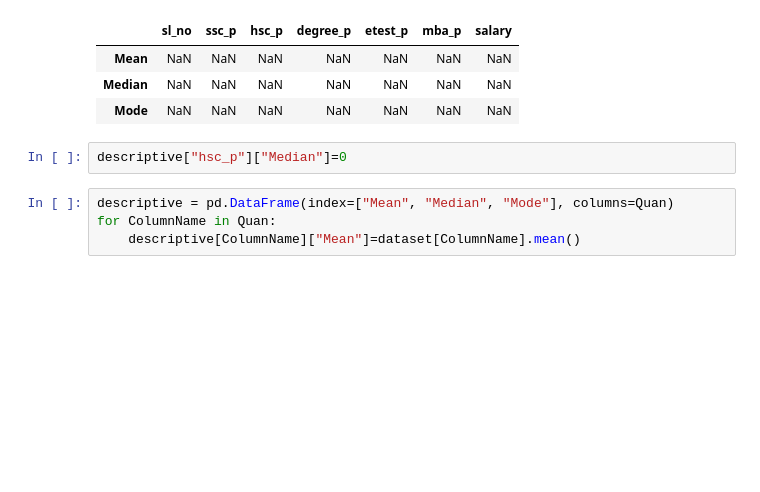
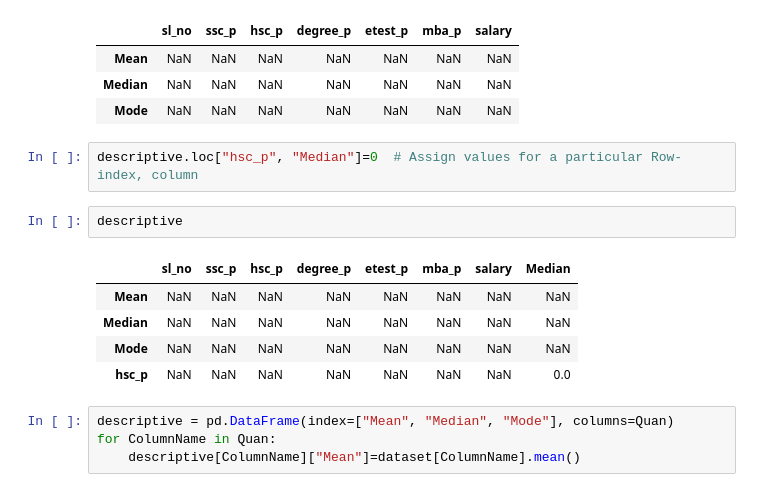
Before and after one commit to InfantArchana/Data-Science-Univariate, a Jupyter notebook: Univariate Analysis/2.Central Tendency/Central Tendency.ipynb, the cells around one changed output. Saved outputs shown, nothing was run; the diff lists cells and outputs as text; blank space fills up the shorter version.

```diff
--- a/Univariate Analysis/2.Central Tendancy/Central Tendancy.ipynb
+++ b/Univariate Analysis/2.Central Tendency/Central Tendency.ipynb
@@ -295,7 +281,15 @@ descriptive
 | Median | NaN | NaN | NaN | NaN | NaN | NaN | NaN |
 | Mode | NaN | NaN | NaN | NaN | NaN | NaN | NaN |
 # %%
-descriptive["hsc_p"]["Median"]=0
+descriptive.loc["hsc_p", "Median"]=0  # Assign values for a particular Row-index, column
+# %%
+descriptive
+# %% [output]
+|  | sl_no | ssc_p | hsc_p | degree_p | etest_p | mba_p | salary | Median |
+| Mean | NaN | NaN | NaN | NaN | NaN | NaN | NaN | NaN |
+| Median | NaN | NaN | NaN | NaN | NaN | NaN | NaN | NaN |
+| Mode | NaN | NaN | NaN | NaN | NaN | NaN | NaN | NaN |
+| hsc_p | NaN | NaN | NaN | NaN | NaN | NaN | NaN | 0.0 |
 # %%
 descriptive = pd.DataFrame(index=["Mean", "Median", "Mode"], columns=Quan)
 for ColumnName in Quan:
```
Also changed, not shown: parts of 18 cells of this notebook, 6 other files.
